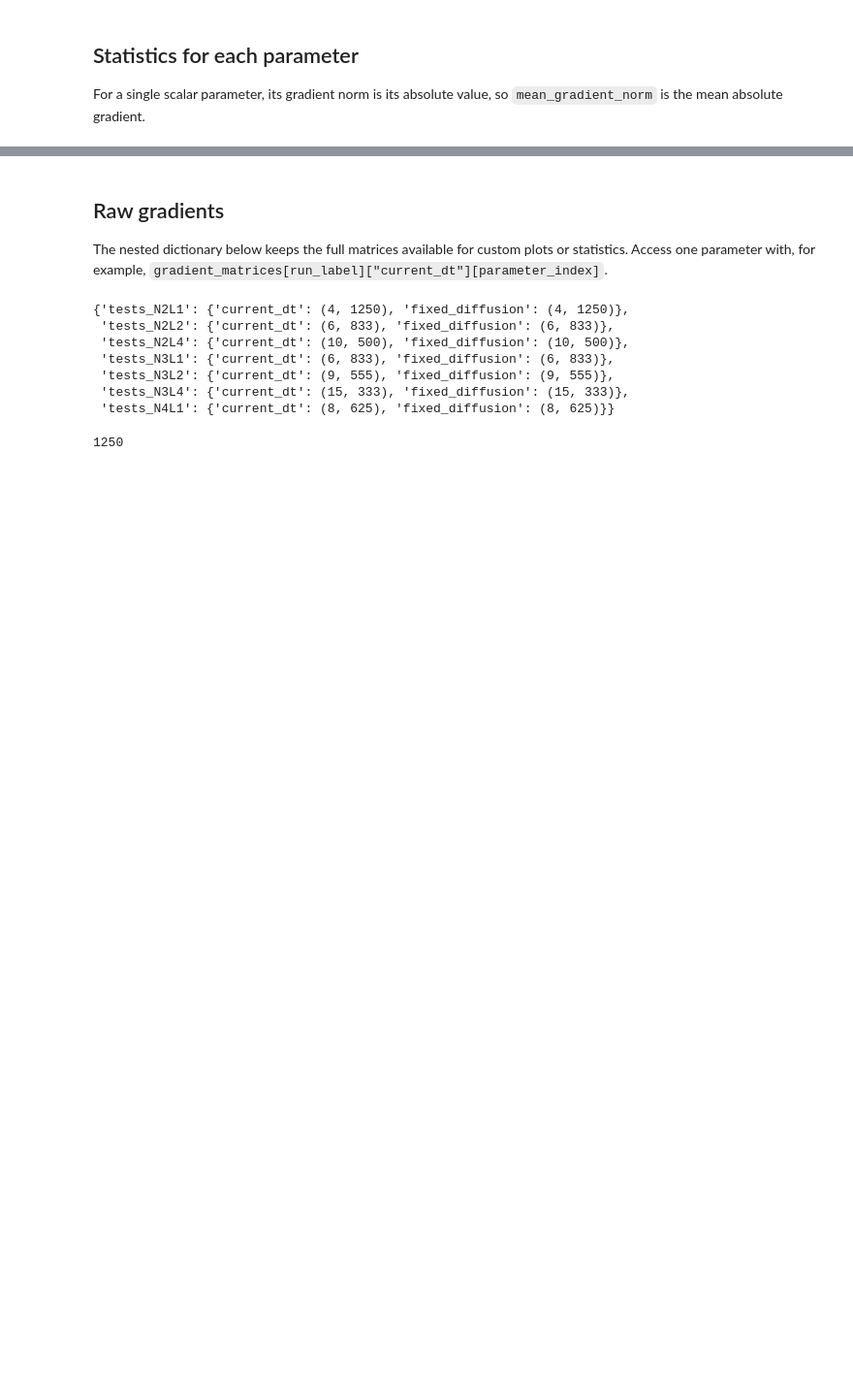
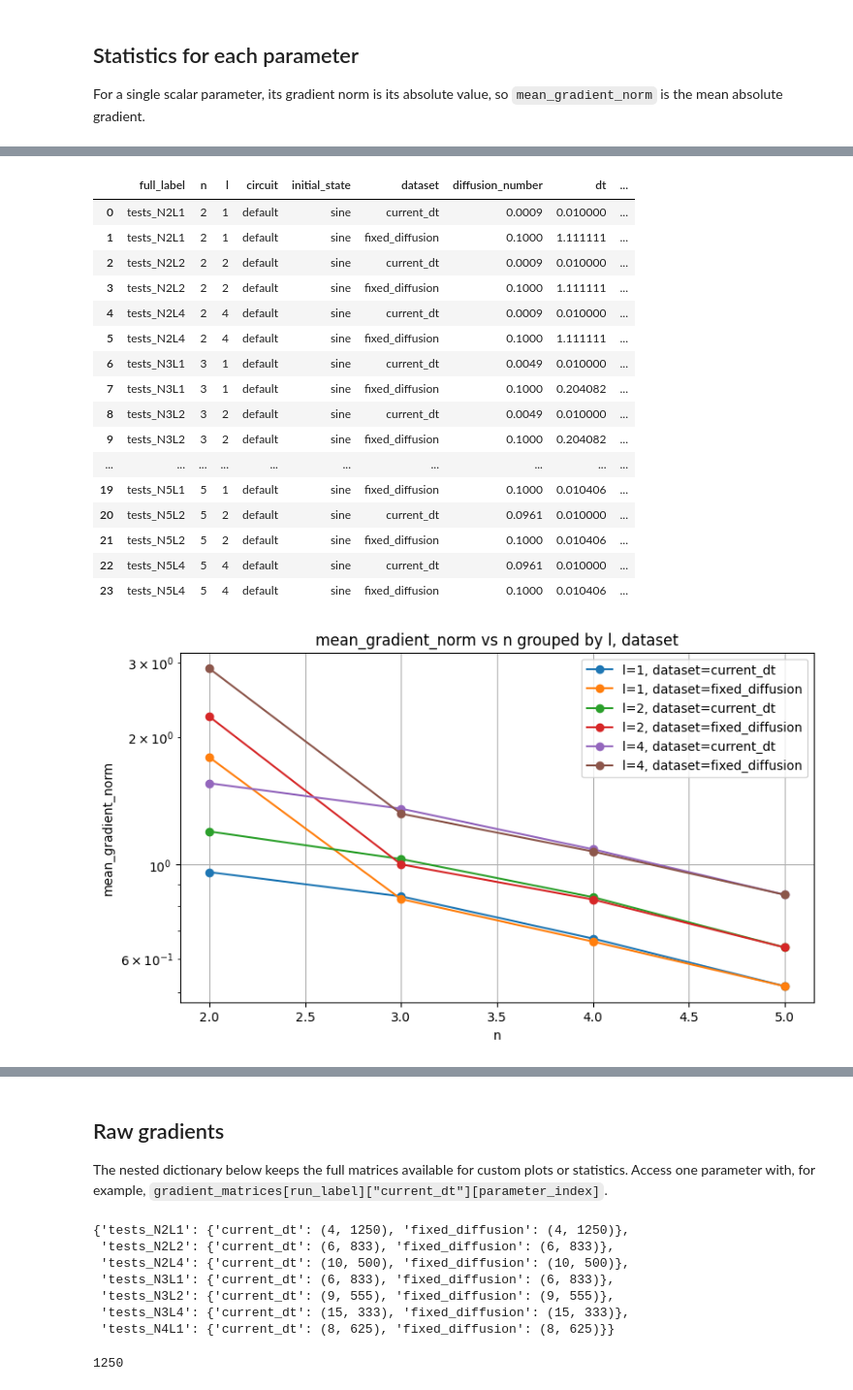
Before and after one commit to Joel-Kunk/VQCFD_quimb, a Jupyter notebook: analysis_variance.ipynb, the cells around one changed output, grey strips where cells are left out. Shown at 97% size. Cells and saved outputs as stored; diff of their text form; code cells hidden in the pictures; blank space fills up the shorter version.

```diff
--- a/analysis_variance.ipynb
+++ b/analysis_variance.ipynb
@@ -209,0 +212,45 @@ gradient_parameter_stats[30:40]
+# %%
+OVERALL_X = "n"
+OVERALL_Y = "mean_gradient_norm"
+OVERALL_GROUP_BY = ["l", "dataset"]  # A column, list of columns, or None
+
+OVERALL_NS = None                # e.g. [2, 3, 4]
+OVERALL_LS = None                # e.g. [1, 2, 4]
+OVERALL_CIRCUITS = None          # e.g. ["multiscale_tree", "uni2"]
+OVERALL_INITIAL_STATES = None    # e.g. ["positive_periodic_wave"]
+OVERALL_DATASETS = None          # e.g. ["current_dt"] or ["fixed_diffusion"]
+
+overall_plot_data, ax = an.plot_gradient_run_table(
+    gradient_run_stats,
+    x=OVERALL_X,
+    y=OVERALL_Y,
+    ns=OVERALL_NS,
+    ls=OVERALL_LS,
+    circuits=OVERALL_CIRCUITS,
+    initial_states=OVERALL_INITIAL_STATES,
+    datasets=OVERALL_DATASETS,
+    group_by=OVERALL_GROUP_BY,
+    kind="line",              # "line" or "scatter"
+    log_x=False,
+    log_y=True,
+)
+overall_plot_data
+# %% [output]
+|  | full_label | n | l | circuit | initial_state | dataset | diffusion_number | dt | ... |
+| 0 | tests_N2L1 | 2 | 1 | default | sine | current_dt | 0.0009 | 0.010000 | ... |
+| 1 | tests_N2L1 | 2 | 1 | default | sine | fixed_diffusion | 0.1000 | 1.111111 | ... |
+| 2 | tests_N2L2 | 2 | 2 | default | sine | current_dt | 0.0009 | 0.010000 | ... |
+| 3 | tests_N2L2 | 2 | 2 | default | sine | fixed_diffusion | 0.1000 | 1.111111 | ... |
+| 4 | tests_N2L4 | 2 | 4 | default | sine | current_dt | 0.0009 | 0.010000 | ... |
+| 5 | tests_N2L4 | 2 | 4 | default | sine | fixed_diffusion | 0.1000 | 1.111111 | ... |
+| 6 | tests_N3L1 | 3 | 1 | default | sine | current_dt | 0.0049 | 0.010000 | ... |
+| 7 | tests_N3L1 | 3 | 1 | default | sine | fixed_diffusion | 0.1000 | 0.204082 | ... |
+| 8 | tests_N3L2 | 3 | 2 | default | sine | current_dt | 0.0049 | 0.010000 | ... |
+| 9 | tests_N3L2 | 3 | 2 | default | sine | fixed_diffusion | 0.1000 | 0.204082 | ... |
+| ... | ... | ... | ... | ... | ... | ... | ... | ... | ... |
+| 19 | tests_N5L1 | 5 | 1 | default | sine | fixed_diffusion | 0.1000 | 0.010406 | ... |
+| 20 | tests_N5L2 | 5 | 2 | default | sine | current_dt | 0.0961 | 0.010000 | ... |
+| 21 | tests_N5L2 | 5 | 2 | default | sine | fixed_diffusion | 0.1000 | 0.010406 | ... |
+| 22 | tests_N5L4 | 5 | 4 | default | sine | current_dt | 0.0961 | 0.010000 | ... |
+| 23 | tests_N5L4 | 5 | 4 | default | sine | fixed_diffusion | 0.1000 | 0.010406 | ... |
+[figure, added]
```
Also changed, not shown: parts of 10 cells of this notebook, 3 other files.
